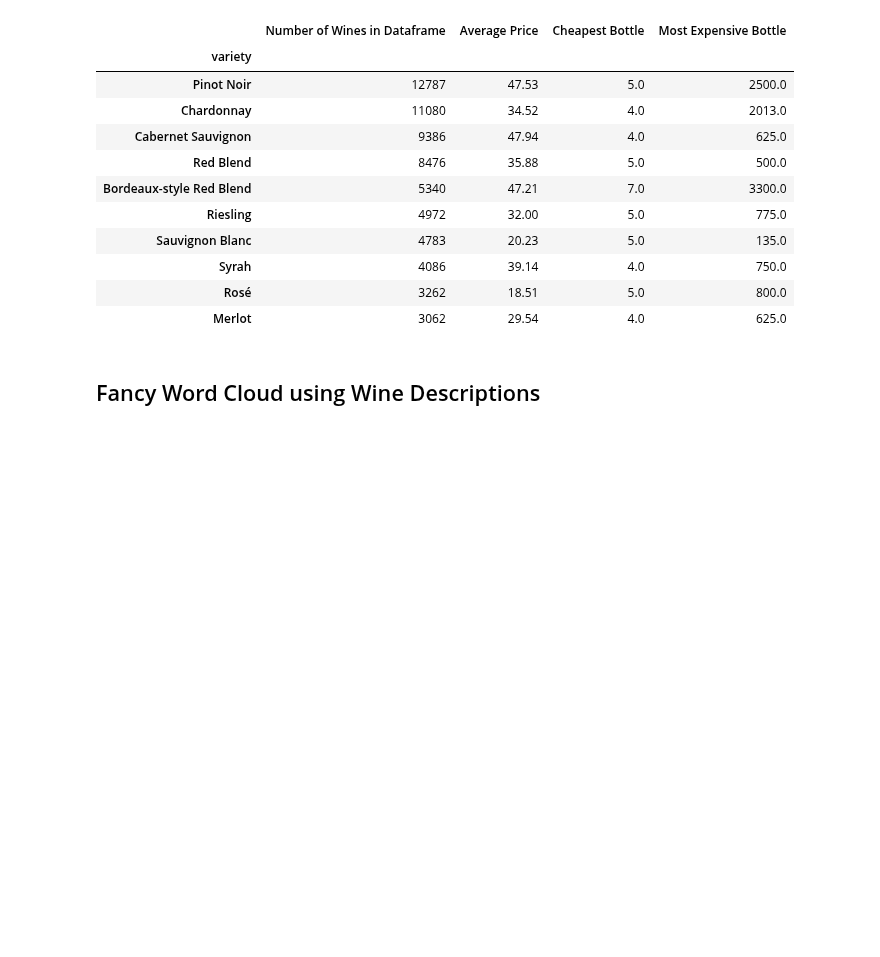
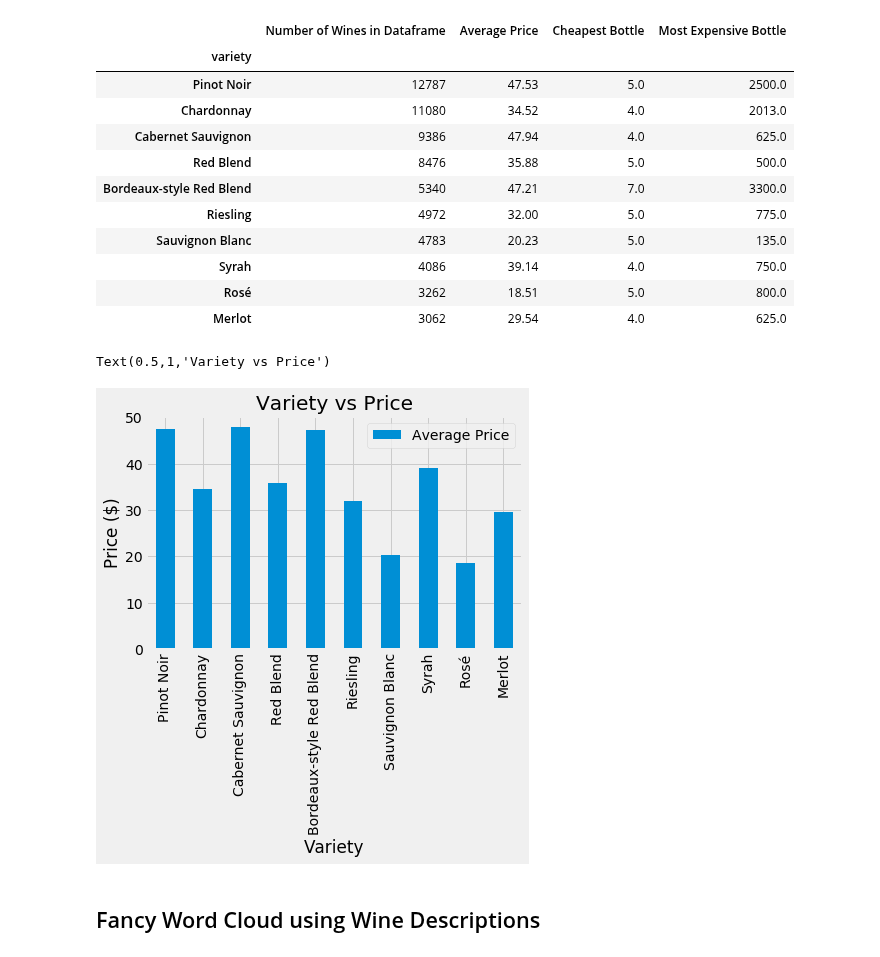
Before and after one commit to madengr00/PourTaste, a Jupyter notebook: Basic DataSet Information.ipynb, the cells around one changed output. Cells and saved outputs as stored; diff of their text form; code cells hidden in the pictures; blank space fills up the shorter version.

```diff
--- a/Basic DataSet Information.ipynb
+++ b/Basic DataSet Information.ipynb
@@ -167,8 +174,8 @@ There are 697 varieties of wine represented in our Dataset.
 minimized_variety_df = wine_df[["Unnamed: 0", "price", "points", "variety"]]
 variety_groups = minimized_variety_df.groupby(["variety"]).points.count()
 avg_price_variety = round(minimized_variety_df.groupby(["variety"]).price.mean(),2)
-min_price_variety = round(minimized_variety_df.groupby(["variety"]).price.min(),2)
-max_price_variety = round(minimized_variety_df.groupby(["variety"]).price.max(),2)
+min_price_variety = round(minimized_variety_df.groupby(["variety"]).price.min(),3)
+max_price_variety = round(minimized_variety_df.groupby(["variety"]).price.max(),3)
 
 variety_costs = pd.DataFrame({"Number of Wines in Dataframe" : variety_groups,
                              "Average Price" : avg_price_variety,
@@ -189,5 +196,15 @@ final_variety_df
 | Syrah | 4086 | 39.14 | 4.0 | 750.0 |
 | Rosé | 3262 | 18.51 | 5.0 | 800.0 |
 | Merlot | 3062 | 29.54 | 4.0 | 625.0 |
+# %%
+plt.style.use('fivethirtyeight')
+final_variety_plot= final_variety_df[["Average Price"]]
+final_variety_plot.plot(kind="Bar")
+plt.xlabel("Variety")
+plt.ylabel("Price ($)")
+plt.title("Variety vs Price")
+# %% [output]
+Text(0.5,1,'Variety vs Price')
+[figure, added]
 # %% [markdown]
 ## Fancy Word Cloud using Wine Descriptions
```
Also changed, not shown: parts of 6 cells of this notebook.
